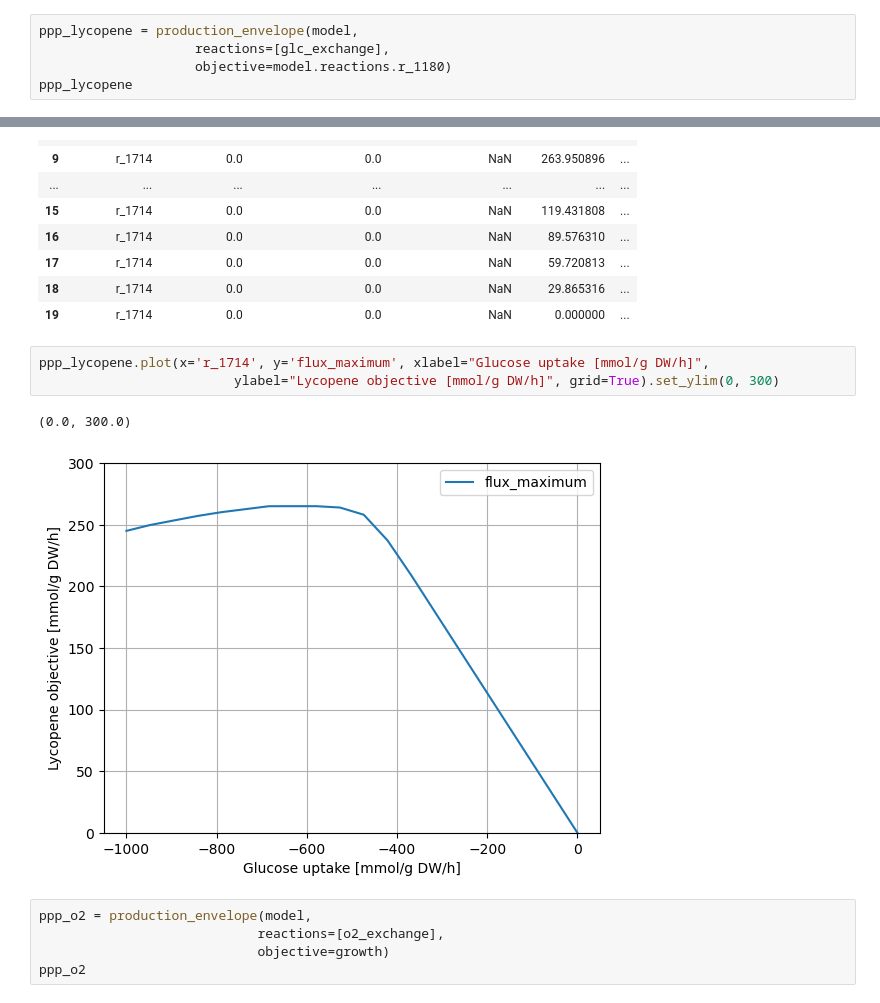
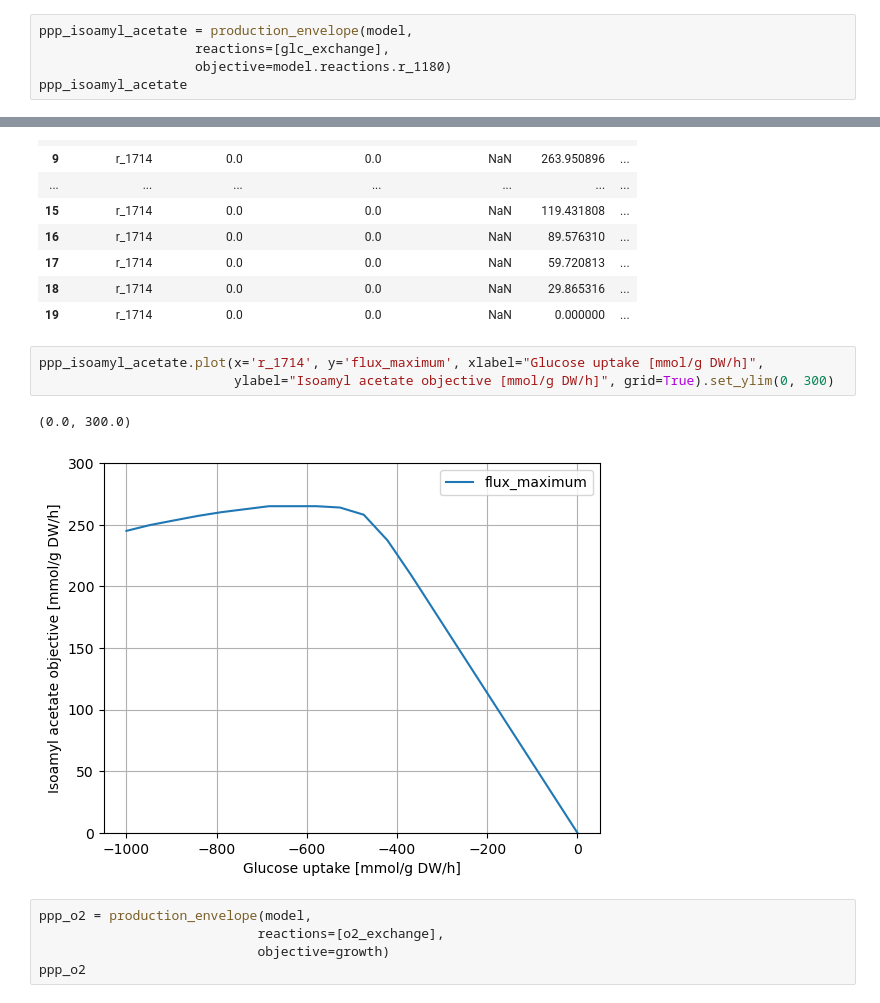
Before and after one commit to 27410/group-assingment-team11, a Jupyter notebook: 04_Phenotype_phase_plane.ipynb, the cells around one changed output, grey strips where cells are left out. Cells and saved outputs as stored; diff of their text form.

```diff
--- a/04_Phenotype_phase_plane.ipynb
+++ b/04_Phenotype_phase_plane.ipynb
@@ -80,10 +82,10 @@ At oxygen concentration = 1000.0: Maximum theoretical growth rate = 19.817859616
 At oxygen concentration = 300: Maximum theoretical growth rate = 19.81785961671159 h^-1
 At oxygen concentration = 50: Maximum theoretical growth rate = 11.92667736787791 h^-1
 # %%
-ppp_lycopene = production_envelope(model,
+ppp_isoamyl_acetate = production_envelope(model,
                     reactions=[glc_exchange],
                     objective=model.reactions.r_1180)
-ppp_lycopene
+ppp_isoamyl_acetate
 # %% [output]
 |  | carbon_source | flux_minimum | carbon_yield_minimum | mass_yield_minimum | flux_maximum | ... |
 | 0 | r_1714 | 0.0 | 0.0 | NaN | 245.019549 | ... |
@@ -103,11 +105,11 @@ ppp_lycopene
 | 18 | r_1714 | 0.0 | 0.0 | NaN | 29.865316 | ... |
 | 19 | r_1714 | 0.0 | 0.0 | NaN | 0.000000 | ... |
 # %%
-ppp_lycopene.plot(x='r_1714', y='flux_maximum', xlabel="Glucose uptake [mmol/g DW/h]",
-                         ylabel="Lycopene objective [mmol/g DW/h]", grid=True).set_ylim(0, 300)
+ppp_isoamyl_acetate.plot(x='r_1714', y='flux_maximum', xlabel="Glucose uptake [mmol/g DW/h]",
+                         ylabel="Isoamyl acetate objective [mmol/g DW/h]", grid=True).set_ylim(0, 300)
 # %% [output]
 (0.0, 300.0)
-[figure, old version]
+[figure, new version]
 # %%
 ppp_o2 = production_envelope(model,
                             reactions=[o2_exchange],
```
Also changed, not shown: parts of 6 cells of this notebook, 6 other files.
